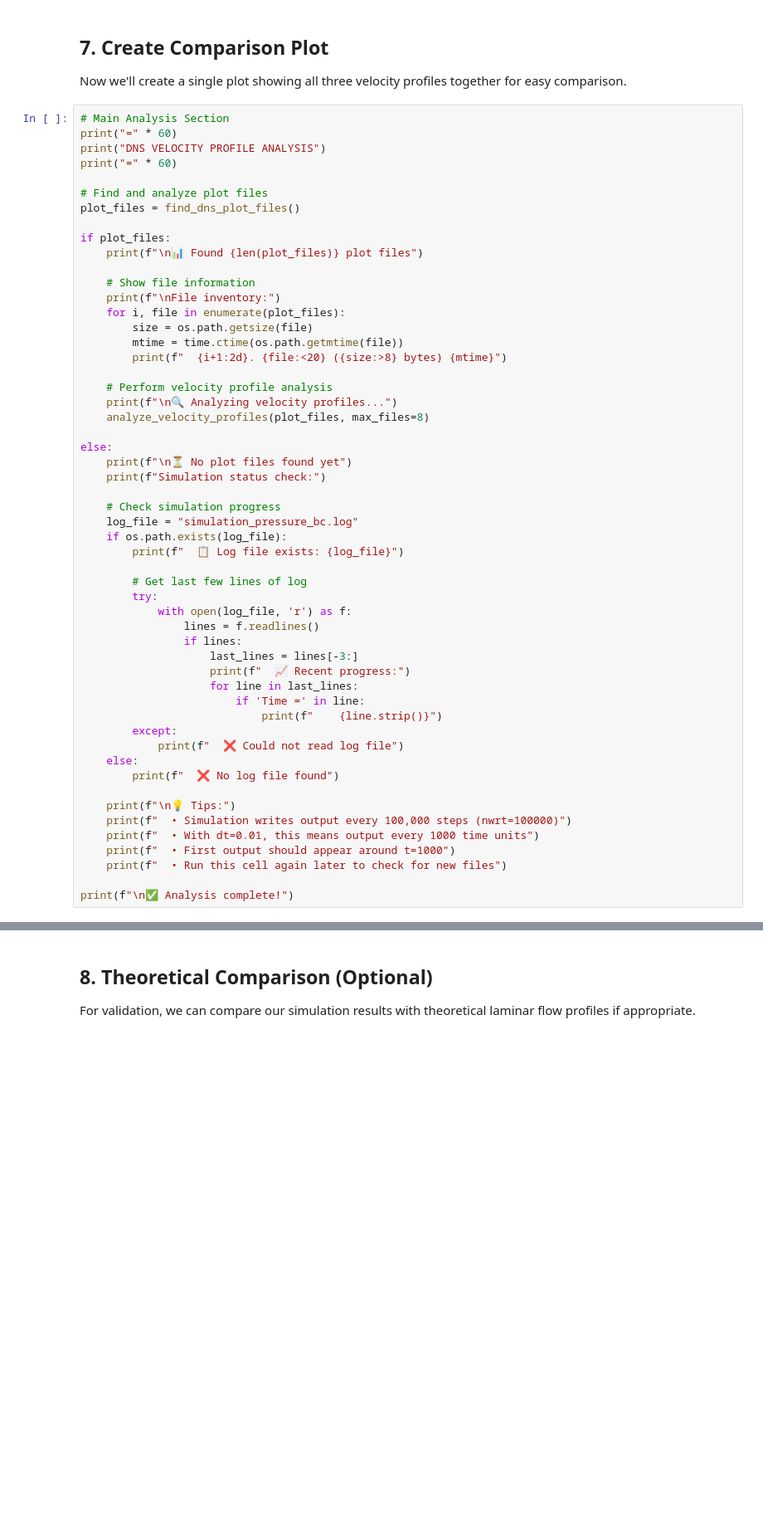
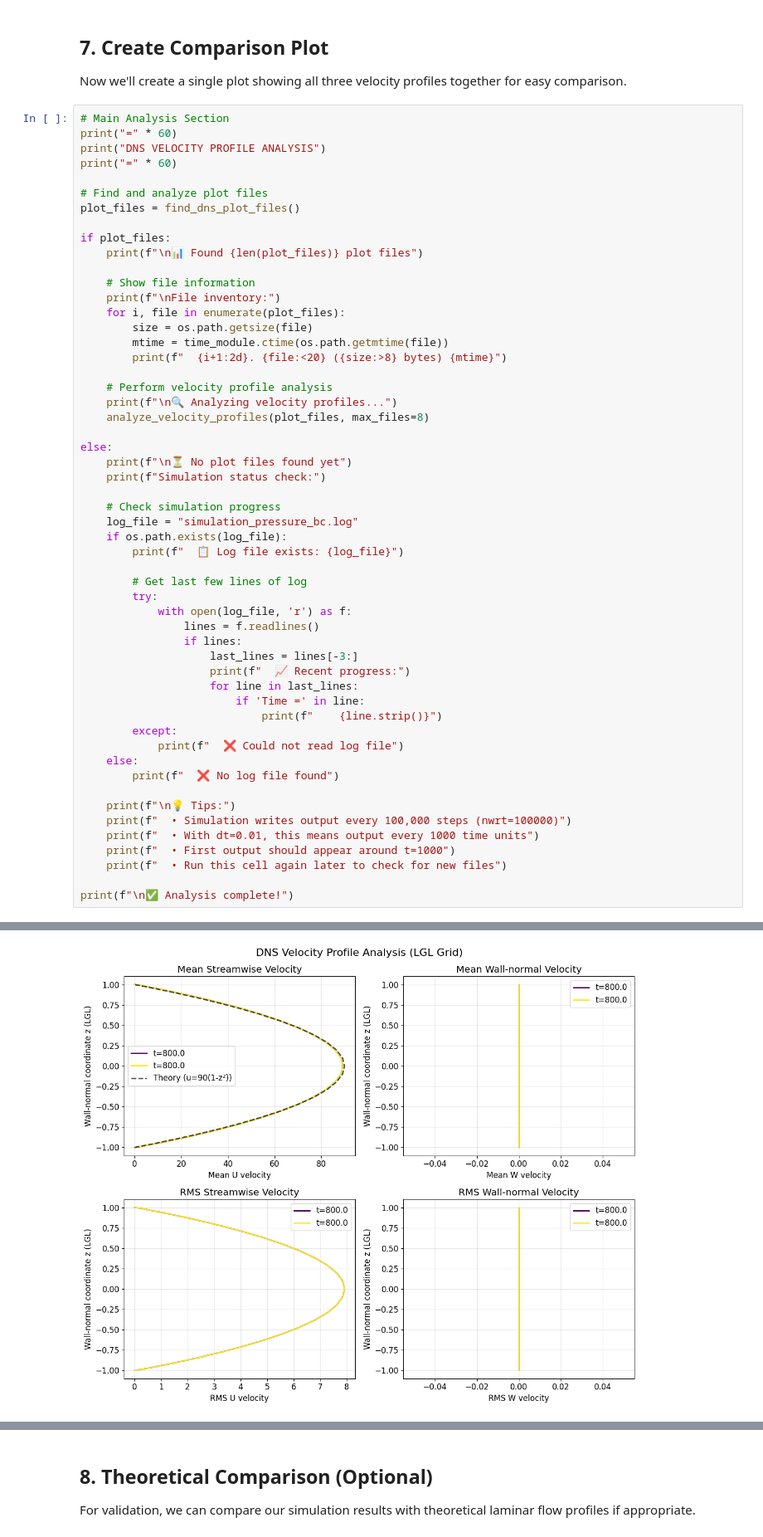
Before and after one commit to chandc/F90_DNS, a Jupyter notebook: velocity_profile_analysis.ipynb, the cells around one changed output, grey strips where cells are left out. Shown: that part at 83% size. Drawn from its saved outputs; the diff is of its cells as text; blank space fills up the shorter version.

```diff
--- a/velocity_profile_analysis.ipynb
+++ b/velocity_profile_analysis.ipynb
@@ -569,7 +866,7 @@ if plot_files:
     print(f"\nFile inventory:")
     for i, file in enumerate(plot_files):
         size = os.path.getsize(file)
-        mtime = time.ctime(os.path.getmtime(file))
+        mtime = time_module.ctime(os.path.getmtime(file))
         print(f"  {i+1:2d}. {file:<20} ({size:>8} bytes) {mtime}")
 
     # Perform velocity profile analysis
@@ -607,3 +904,4 @@ else:
     print(f"  • Run this cell again later to check for new files")
 
 print(f"\n✅ Analysis complete!")
+# %% [output]
@@ -609,0 +925 @@ print(f"\n✅ Analysis complete!")
+[figure, added]
```
Also changed, not shown: parts of 16 cells of this notebook, 5 other files.
